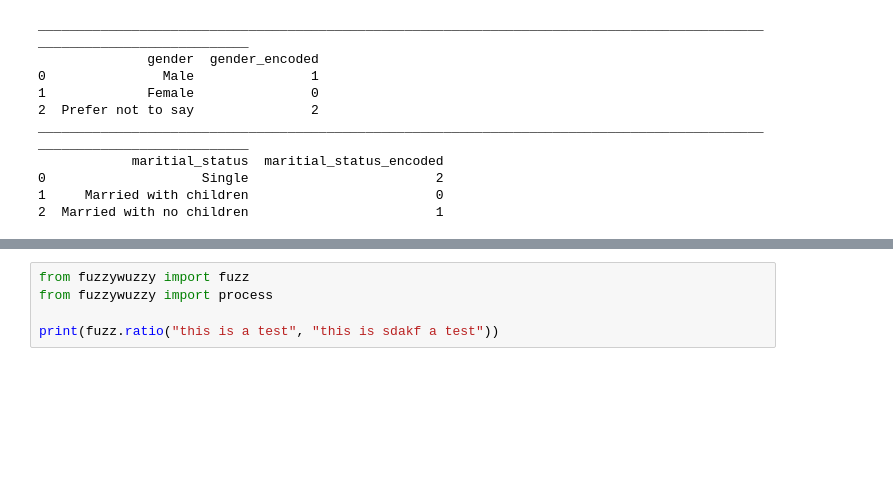
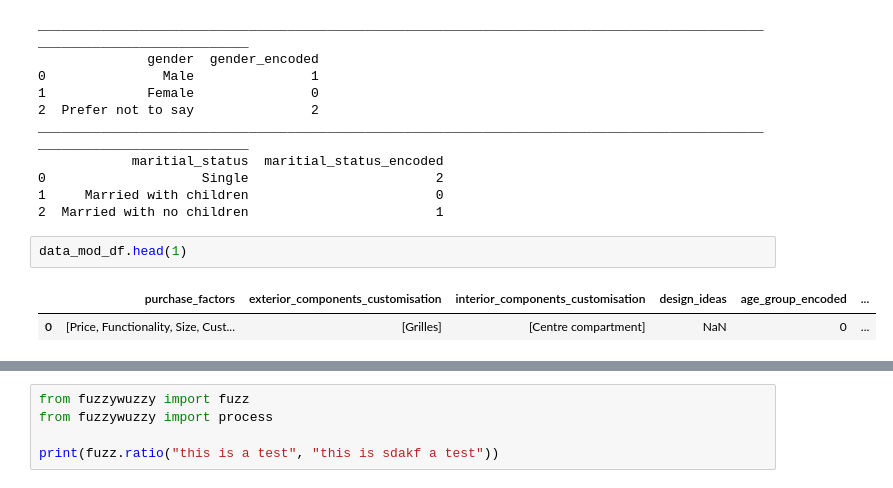
Before and after one commit to bentjh01/MA4829_Machine_Intelligence, a Jupyter notebook: data_exploration.ipynb, the cells around one changed output, grey strips where cells are left out. Cells and saved outputs as stored; diff of their text form; blank space fills up the shorter version.

```diff
--- a/data_exploration.ipynb
+++ b/data_exploration.ipynb
@@ -251,3 +253,8 @@ ________________________________________________________________________________
 0                    Single                        2
 1     Married with children                        0
 2  Married with no children                        1
+# %%
+data_mod_df.head(1)
+# %% [output]
+|  | purchase_factors | exterior_components_customisation | interior_components_customisation | design_ideas | age_group_encoded | ... |
+| 0 | [Price, Functionality, Size, Cust... | [Grilles] | [Centre compartment] | NaN | 0 | ... |
```
Also changed, not shown: parts of 3 cells of this notebook.
